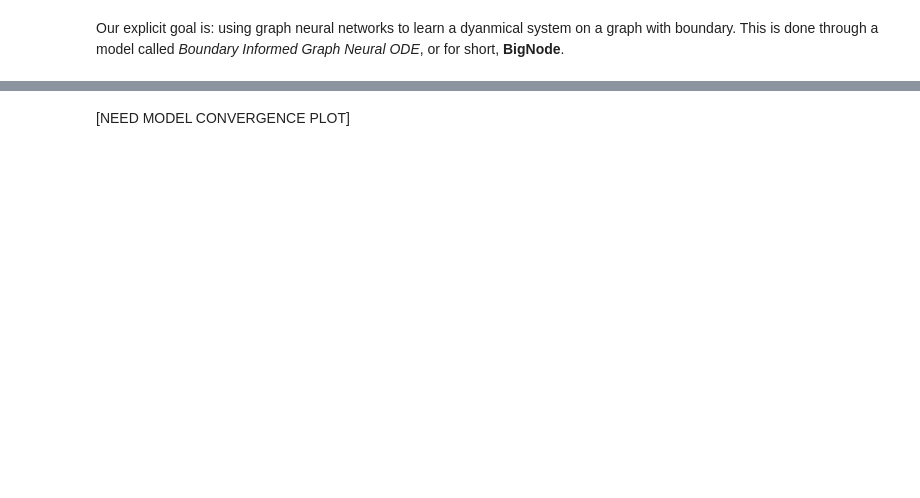
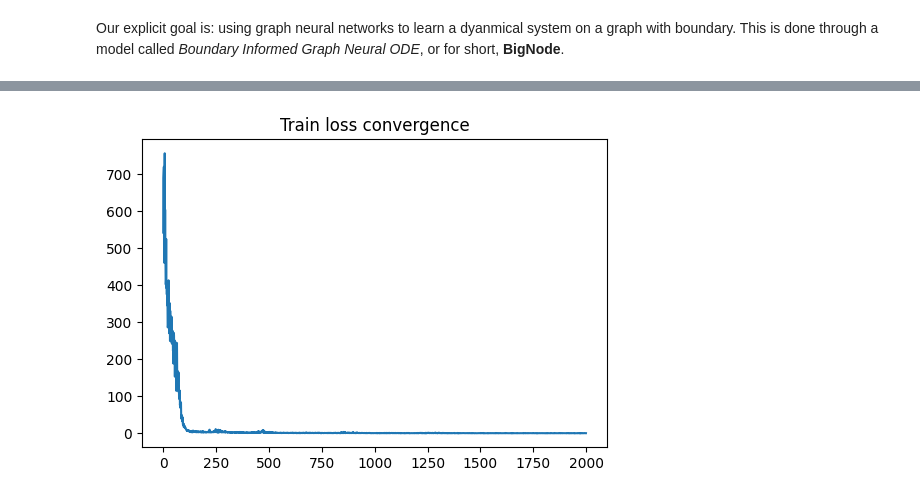
Before and after one commit to mehdi-gital/bignode, a Jupyter notebook: sysid/system_identification_linear_demo.ipynb, the cells around one changed output, grey strips where cells are left out. Drawn from its saved outputs; the diff is of its cells as text; code cells hidden in the pictures; blank space fills up the shorter version.

```diff
--- a/sysid/system_identification_linear_demo.ipynb
+++ b/sysid/system_identification_linear_demo.ipynb
@@ -120,3 +186,7 @@ model, losses = train(graph_obj=graph_obj,
 # %%
+plt.figure(figsize=(6, 4))  # Adjust width and height as needed
 plt.title('Train loss convergence')
 plt.plot(range(len(losses)), losses)
+plt.show()
+# %% [output]
+[figure, added]
@@ -134,2 +192,0 @@ visualize_state_sysid(system_type=SYSTEM_TYPE,
-# %% [markdown]
-[NEED MODEL CONVERGENCE PLOT]
```
Also changed, not shown: parts of 37 cells of this notebook.
